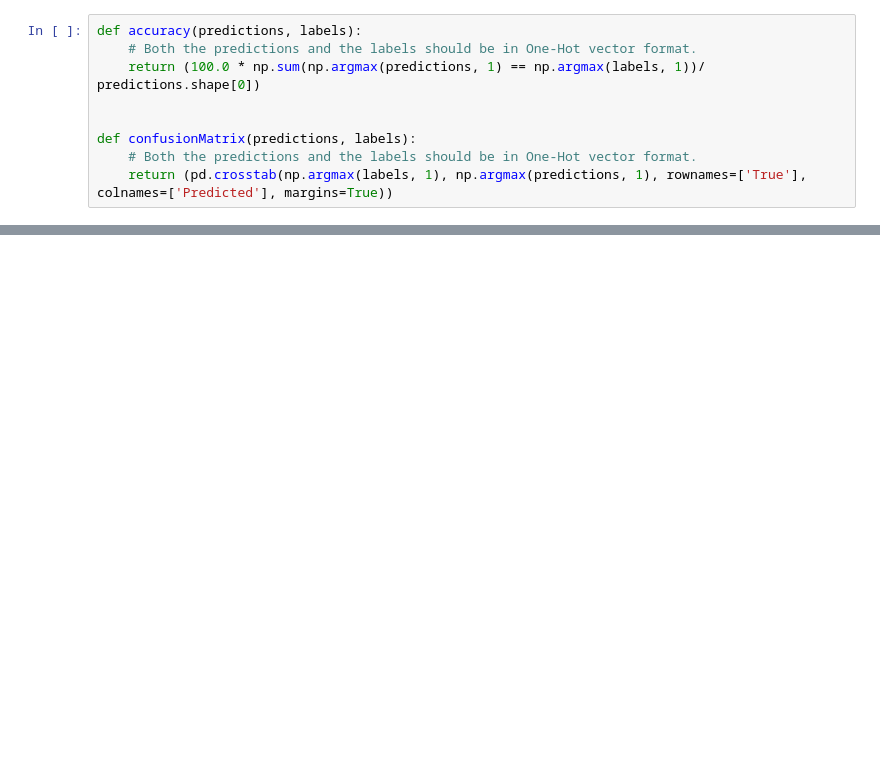
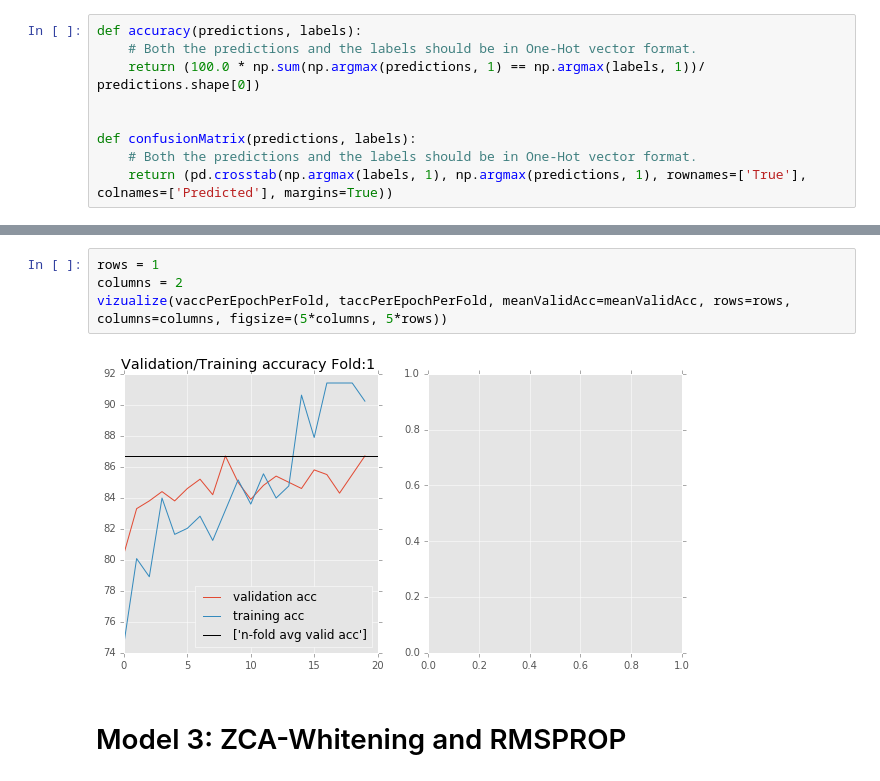
Before and after one commit to Sardhendu/CIFAR10-Object-Recognition, a Jupyter notebook: Model-Sardhendu/ConvNets.ipynb, the cells around one changed output, grey strips where cells are left out. Saved outputs shown, nothing was run; the diff lists cells and outputs as text; blank space fills up the shorter version.

```diff
--- a/Model-Sardhendu/ConvNets.ipynb
+++ b/Model-Sardhendu/ConvNets.ipynb
@@ -593 +672,9 @@ plt.show()
+# %%
+rows = 1
+columns = 2
+vizualize(vaccPerEpochPerFold, taccPerEpochPerFold, meanValidAcc=meanValidAcc, rows=rows, columns=columns, figsize=(5*columns, 5*rows))
+# %% [output]
+[figure, added]
+# %% [markdown]
+# Model 3: ZCA-Whitening and RMSPROP
 # %%
```
Also changed, not shown: parts of 22 cells of this notebook, 2 other files.
